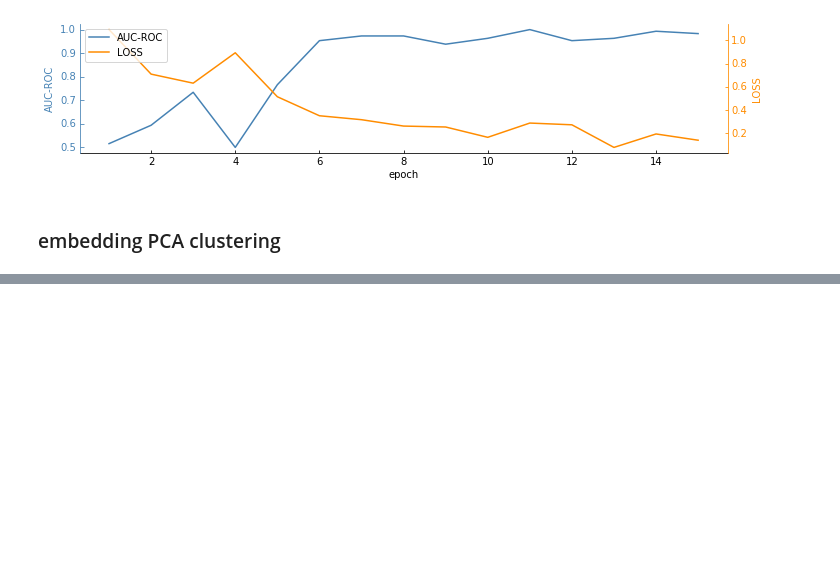
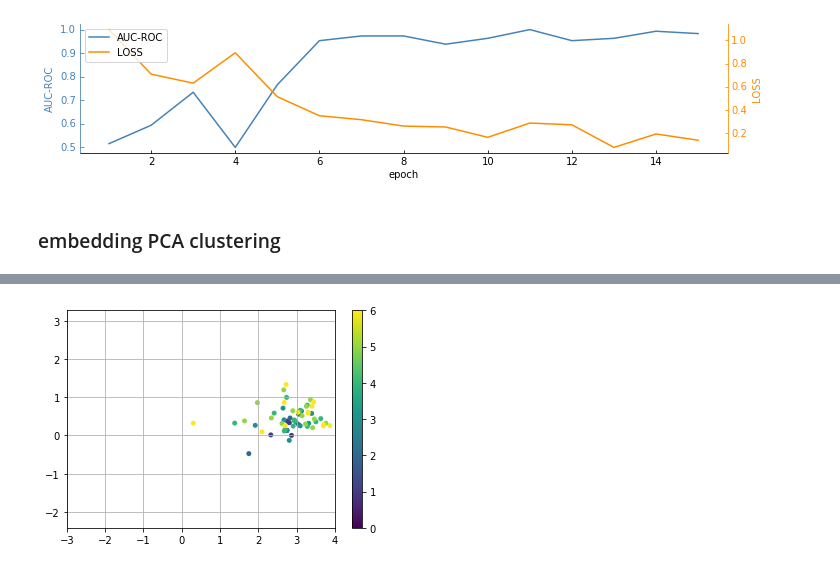
Before and after one commit to hsd1503/covid19_rnn, a Jupyter notebook: ResultsVis.ipynb, the cells around one changed output, grey strips where cells are left out. Cells and saved outputs as stored; diff of their text form; code cells hidden in the pictures; blank space fills up the shorter version.

```diff
--- a/ResultsVis.ipynb
+++ b/ResultsVis.ipynb
@@ -128,0 +162,9 @@ plt.colorbar()
+# %%
+plt.scatter(deadPro[:,0],deadPro[:,1],c = dead_stage,edgecolor='none',alpha=1,s=25)
+plt.axis('equal')
+plt.grid()
+plt.colorbar()
+ax = plt.gca().set_xlim(-3,4)
+plt.savefig('scatterdead.jpg', dpi=300)
+# %% [output]
+[figure, added]
```
Also changed, not shown: parts of 9 cells of this notebook.
